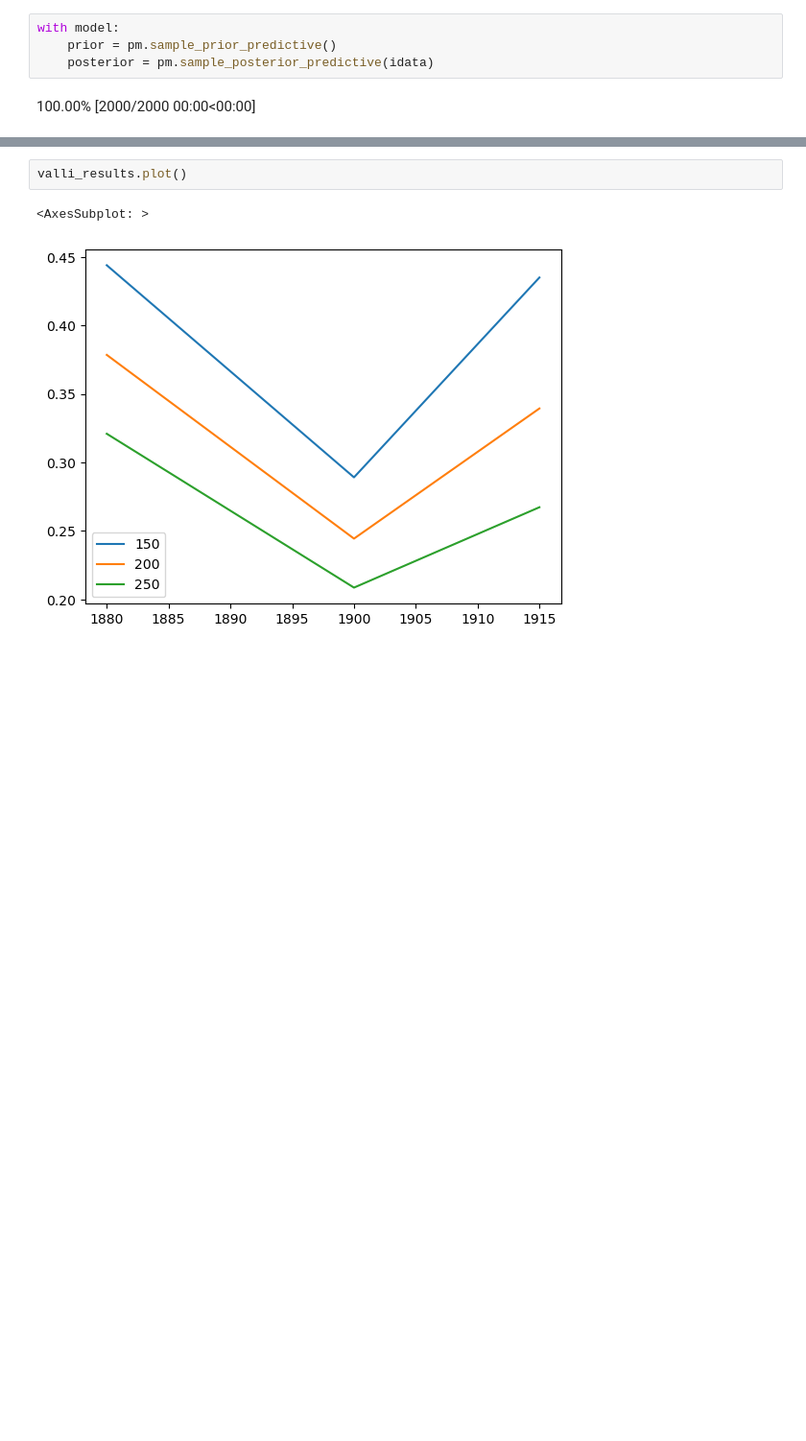
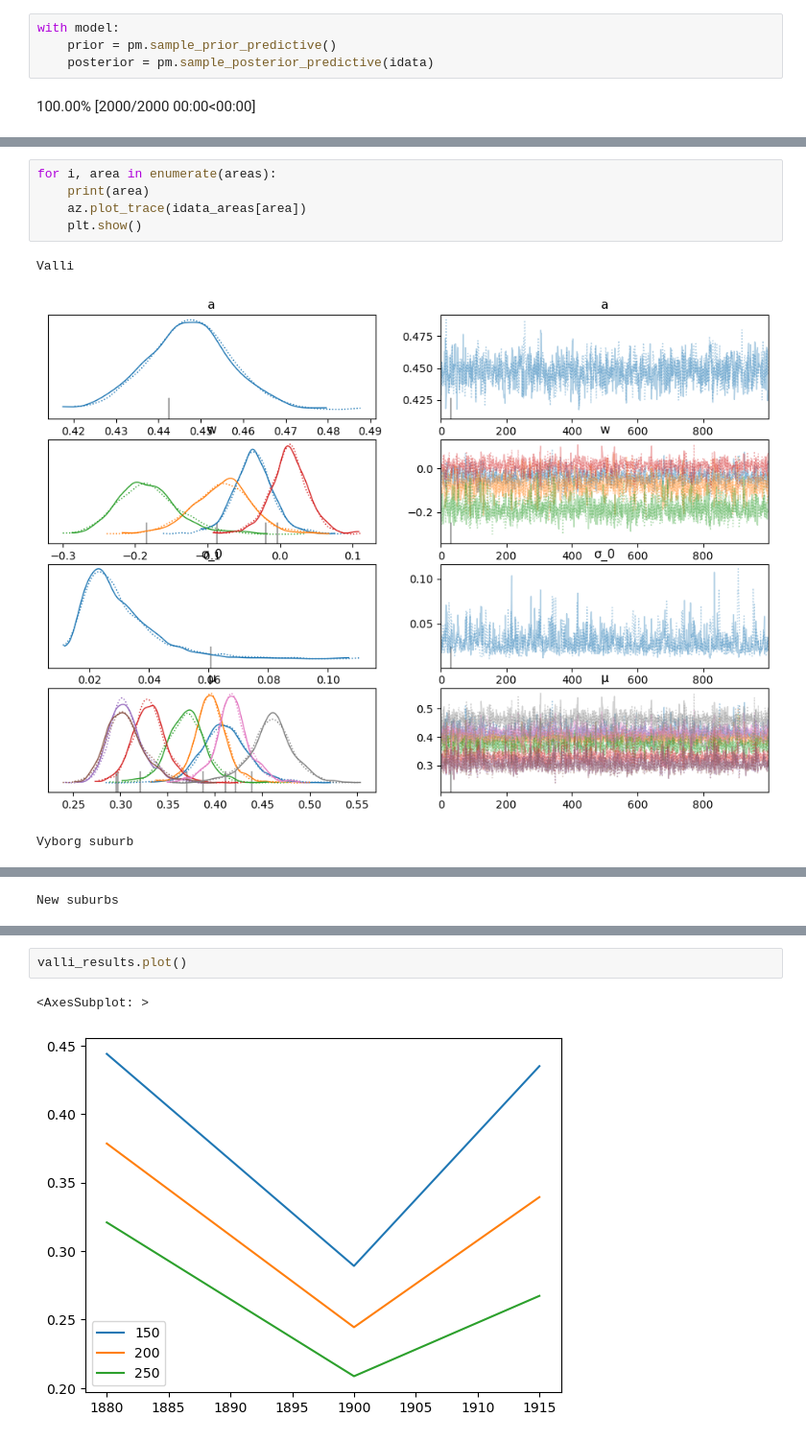
Before and after one commit to AnttiHaerkoenen/spatial_segregation, a Jupyter notebook: notebooks/segregation_change_1880-1915.ipynb, the cells around one changed output, grey strips where cells are left out. Shown at 96% size. Cells and saved outputs as stored; diff of their text form; blank space fills up the shorter version.

Commit message:
traces

```diff
--- a/notebooks/segregation_change_1880-1915.ipynb
+++ b/notebooks/segregation_change_1880-1915.ipynb
@@ -673,0 +679,9 @@ Sampling 2 chains for 1_000 tune and 1_000 draw iterations (2_000 + 2_000 draws
+# %%
+for i, area in enumerate(areas):
+    print(area)
+    az.plot_trace(idata_areas[area])
+    plt.show()
+# %% [output]
+Valli
+[figure, added]
+Vyborg suburb
@@ -673,0 +689 @@ Sampling 2 chains for 1_000 tune and 1_000 draw iterations (2_000 + 2_000 draws
+New suburbs
```
Also changed, not shown: parts of 8 cells of this notebook, 5 other files.
